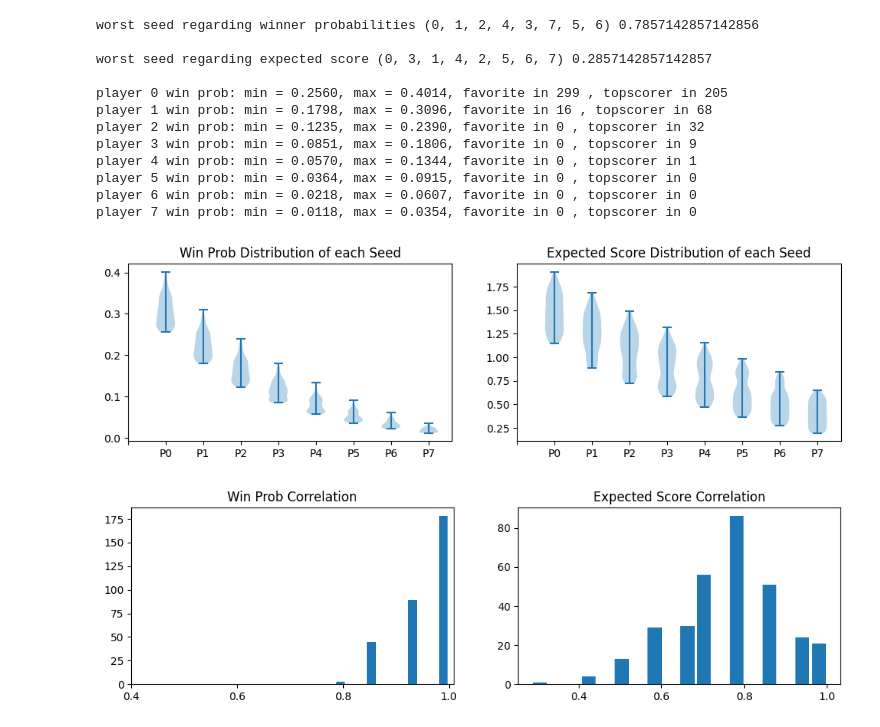
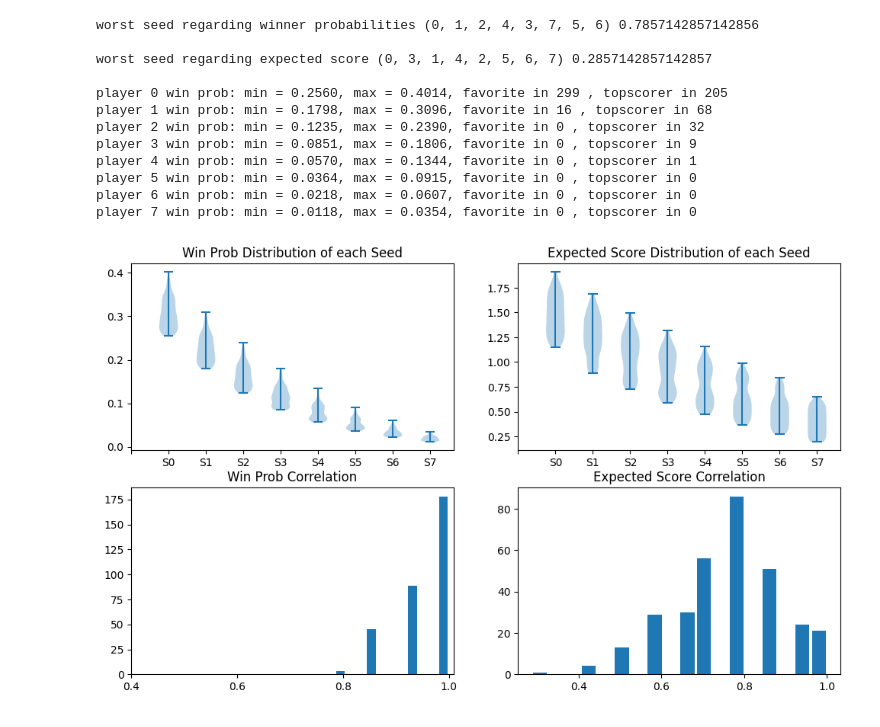
Before and after one commit to Ematrion/master-thesis-experiments, a Jupyter notebook: 4.2 Elo prediction.ipynb, the cells around one changed output. Drawn from its saved outputs; the diff is of its cells as text; code cells hidden in the pictures.

```diff
--- a/4.2 Elo prediction.ipynb
+++ b/4.2 Elo prediction.ipynb
@@ -41,13 +41,16 @@ assert len(seedings) == len(set(seedings)) == math.factorial(len(labels)) // 2**
 # %% [markdown]
 ### Metrics
 # %%
-results = []
+def compute_bracket(seedings, matrix):
+    results = []
+    for seeding in seedings:
+        bracket = tp.treeprob(seeding, matrix)
+        results.append({
+            'seeding': seeding,
+            'ExpectedScore': [tp.expected_score(seed, bracket) for seed in labels],
+            'WinProb': [tp.score_prob(seed, 3, bracket) for seed in labels] # win the final, i.e. win the 3rd round
+        })
+    return results
 
-for seeding in seedings:
-    bracket = tp.treeprob(seeding, c1)
-    results.append({
-        'seeding': seeding,
-        'ExpectedScore': [tp.expected_score(seed, bracket) for seed in labels],
-        'WinProb': [tp.score_prob(seed, 3, bracket) for seed in labels] # win the final, i.e. win the 3rd round
-    })
+results = compute_bracket(seedings, c1)
 # %%
@@ -106,34 +116,29 @@ player 7 win prob: min = 0.0118, max = 0.0354, favorite in 0 , topscorer in 0
 # %%
 import matplotlib.pyplot as plt
 
-fig, axs = plt.subplots(1, 2, figsize=(12, 3))
+NB = len(labels)
 
+fig, axs = plt.subplots(2, 2, figsize=(12, 7))
 
 win_dist = [[result['WinProb'][i] for result in results] for i in labels]
 exp_dist = [[result['ExpectedScore'][i] for result in results] for i in labels]
 
-axs[0].violinplot(win_dist)
-axs[0].set_xticks(list(range(NB+1)), labels=[None]+[f'P{i}' for i in range(NB)])
-axs[0].set_title('Win Prob Distribution of each Seed')
+axs[0][0].violinplot(win_dist)
+axs[0][0].set_xticks(list(range(NB+1)), labels=[None]+[f'S{i}' for i in labels])
+axs[0][0].set_title('Win Prob Distribution of each Seed')
 
-axs[1].violinplot(exp_dist)
-axs[1].set_xticks(list(range(NB+1)), labels=[None]+[f'P{i}' for i in range(NB)])
-axs[1].set_title('Expected Score Distribution of each Seed')
+axs[0][1].violinplot(exp_dist)
+axs[0][1].set_xticks(list(range(NB+1)), labels=[None]+[f'S{i}' for i in labels])
+axs[0][1].set_title('Expected Score Distribution of each Seed')
+
+axs[1][0].hist(x=[result['GTCOR_WP'] for result in results], bins='auto', rwidth=0.85)
+axs[1][0].set_xticks([0.4, 0.6, 0.8, 1.0])
+axs[1][0].set_title('Win Prob Correlation')
+
+axs[1][1].hist(x=[result['GTCOR_ES'] for result in results], bins='auto', rwidth=0.85)
+axs[1][1].set_xticks([0.4, 0.6, 0.8, 1.0])
+axs[1][1].set_title('Expected Score Correlation')
 
 plt.show()
 # %% [output]
-[figure, old version]
+[figure, new version]
-# %%
-fig, axs = plt.subplots(1, 2, figsize=(12, 3))
-
-axs[0].hist(x=[result['GTCOR_WP'] for result in results], bins='auto', rwidth=0.85)
-axs[0].set_xticks([0.4, 0.6, 0.8, 1.0])
-axs[0].set_title('Win Prob Correlation')
-
-axs[1].hist(x=[result['GTCOR_ES'] for result in results], bins='auto', rwidth=0.85)
-axs[1].set_xticks([0.4, 0.6, 0.8, 1.0])
-axs[1].set_title('Expected Score Correlation')
-
-plt.show()
-# %% [output]
-[figure, removed]
```
Also changed, not shown: parts of 11 cells of this notebook, 1 other file.
